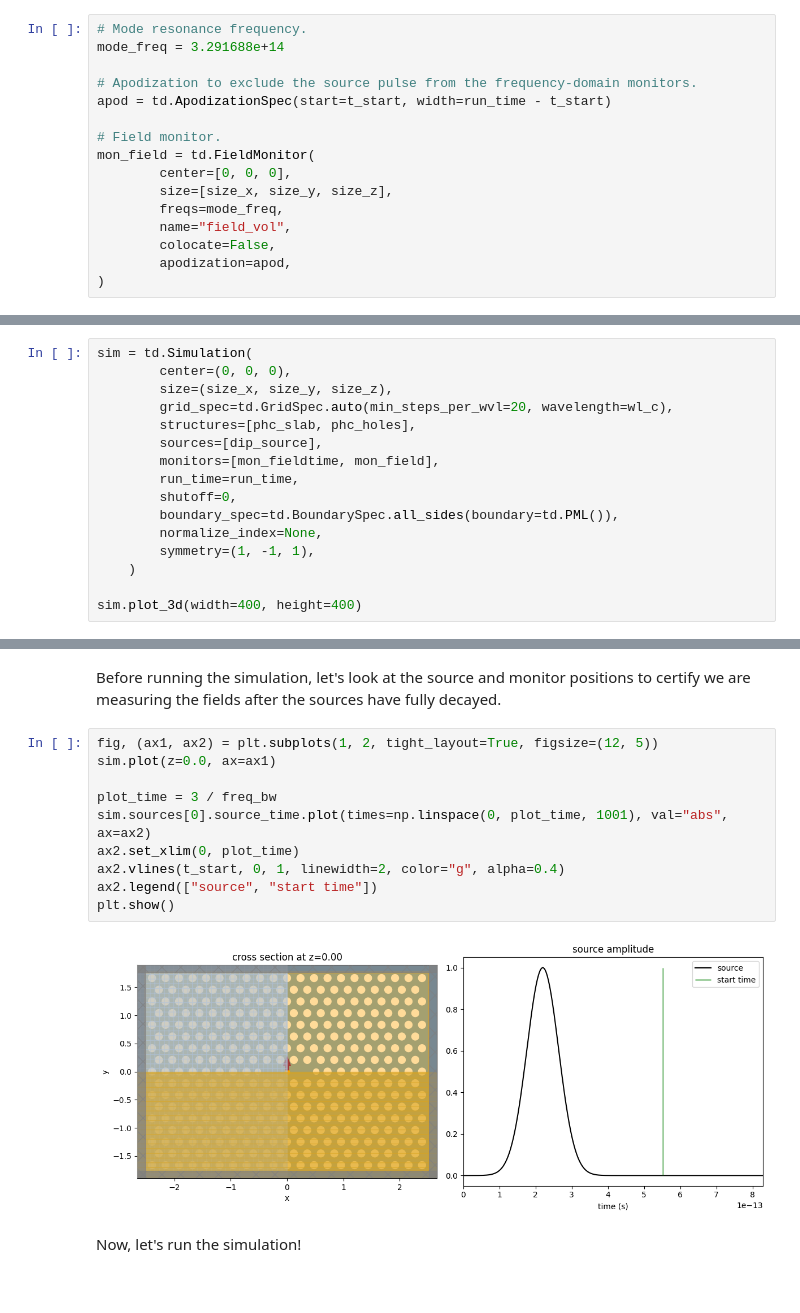
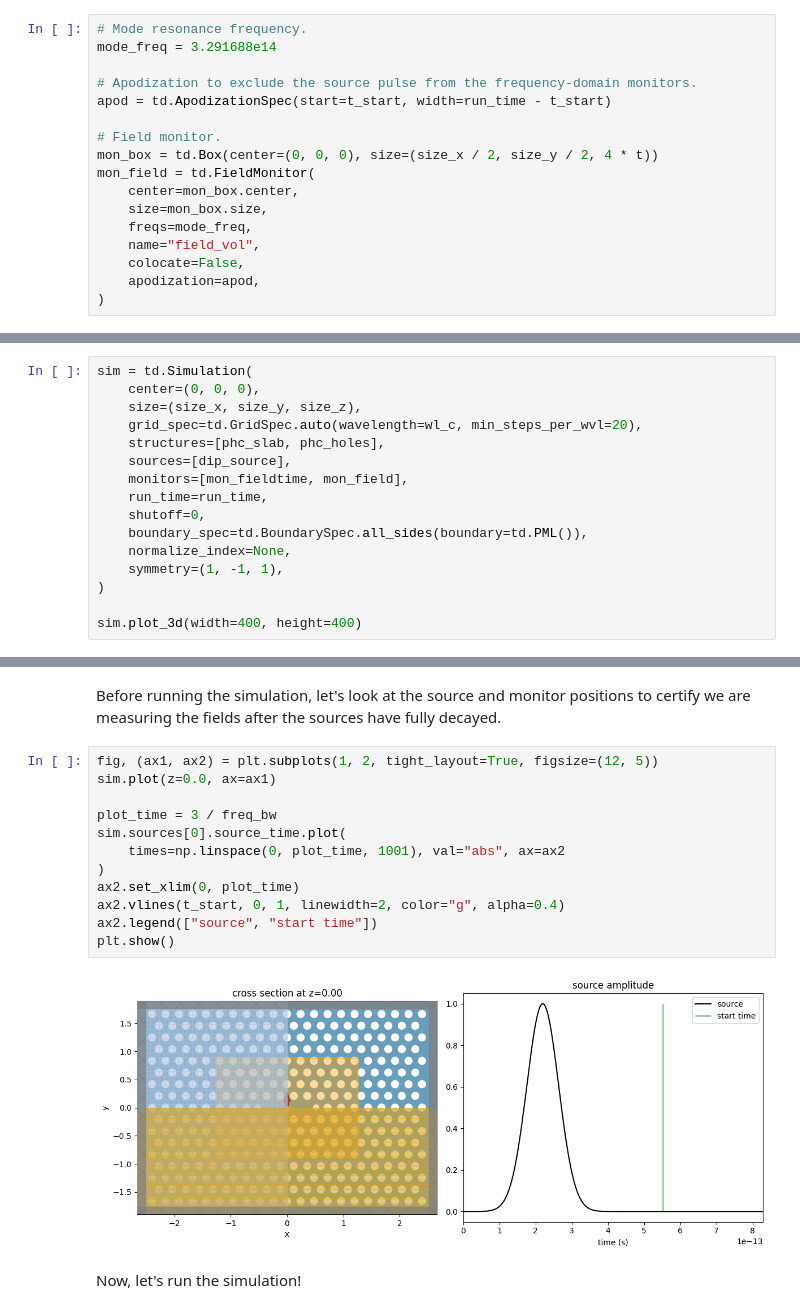
Before and after one commit to flexcompute-readthedocs/tidy3d-docs, a Jupyter notebook: docs/source/notebooks/CavityFOM.ipynb, the cells around one changed output, grey strips where cells are left out. Saved outputs shown, nothing was run; the diff lists cells and outputs as text.

Commit message:
Cavity figure-of-merit review.

```diff
--- a/docs/source/notebooks/CavityFOM.ipynb
+++ b/docs/source/notebooks/CavityFOM.ipynb
@@ -179,36 +190,37 @@ mon_fieldtime = td.FieldTimeMonitor(
 In the simulation, we will include a 3D `FieldMonitor` to calculate the cavity effective mode volume. We have obtained the resonance frequency from a previous simulation.
 # %%
 # Mode resonance frequency.
-mode_freq = 3.291688e+14
+mode_freq = 3.291688e14
 
 # Apodization to exclude the source pulse from the frequency-domain monitors.
 apod = td.ApodizationSpec(start=t_start, width=run_time - t_start)
 
 # Field monitor.
+mon_box = td.Box(center=(0, 0, 0), size=(size_x / 2, size_y / 2, 4 * t))
 mon_field = td.FieldMonitor(
-        center=[0, 0, 0],
-        size=[size_x, size_y, size_z],
-        freqs=mode_freq,
-        name="field_vol",
-        colocate=False,
-        apodization=apod,
+    center=mon_box.center,
+    size=mon_box.size,
+    freqs=mode_freq,
+    name="field_vol",
+    colocate=False,
+    apodization=apod,
 )
 # %% [markdown]
 Now, we can build and run the simulation. It is worth mentioning that we set `shutoff=0` to run the simulation only for the `run_time` period. Otherwise, the simulation can take a very long time for the fields to decay fully.
 # %%
 sim = td.Simulation(
-        center=(0, 0, 0),
-        size=(size_x, size_y, size_z),
-        grid_spec=td.GridSpec.auto(min_steps_per_wvl=20, wavelength=wl_c),
-        structures=[phc_slab, phc_holes],
-        sources=[dip_source],
-        monitors=[mon_fieldtime, mon_field],
-        run_time=run_time,
-        shutoff=0,
-        boundary_spec=td.BoundarySpec.all_sides(boundary=td.PML()),
-        normalize_index=None,
-        symmetry=(1, -1, 1),
-    )
+    center=(0, 0, 0),
+    size=(size_x, size_y, size_z),
+    grid_spec=td.GridSpec.auto(wavelength=wl_c, min_steps_per_wvl=20),
+    structures=[phc_slab, phc_holes],
+    sources=[dip_source],
+    monitors=[mon_fieldtime, mon_field],
+    run_time=run_time,
+    shutoff=0,
+    boundary_spec=td.BoundarySpec.all_sides(boundary=td.PML()),
+    normalize_index=None,
+    symmetry=(1, -1, 1),
+)
 
 sim.plot_3d(width=400, height=400)
 # %% [output]
@@ -223,15 +235,17 @@ Before running the simulation, let's look at the source and monitor positions to
 # %%
 fig, (ax1, ax2) = plt.subplots(1, 2, tight_layout=True, figsize=(12, 5))
 sim.plot(z=0.0, ax=ax1)
 
 plot_time = 3 / freq_bw
-sim.sources[0].source_time.plot(times=np.linspace(0, plot_time, 1001), val="abs", ax=ax2)
+sim.sources[0].source_time.plot(
+    times=np.linspace(0, plot_time, 1001), val="abs", ax=ax2
+)
 ax2.set_xlim(0, plot_time)
 ax2.vlines(t_start, 0, 1, linewidth=2, color="g", alpha=0.4)
 ax2.legend(["source", "start time"])
 plt.show()
 # %% [output]
-[figure, old version]
+[figure, new version]
 # %% [markdown]
 Now, let's run the simulation!
 # %%
```
Also changed, not shown: parts of 15 cells of this notebook, 2 other files.
